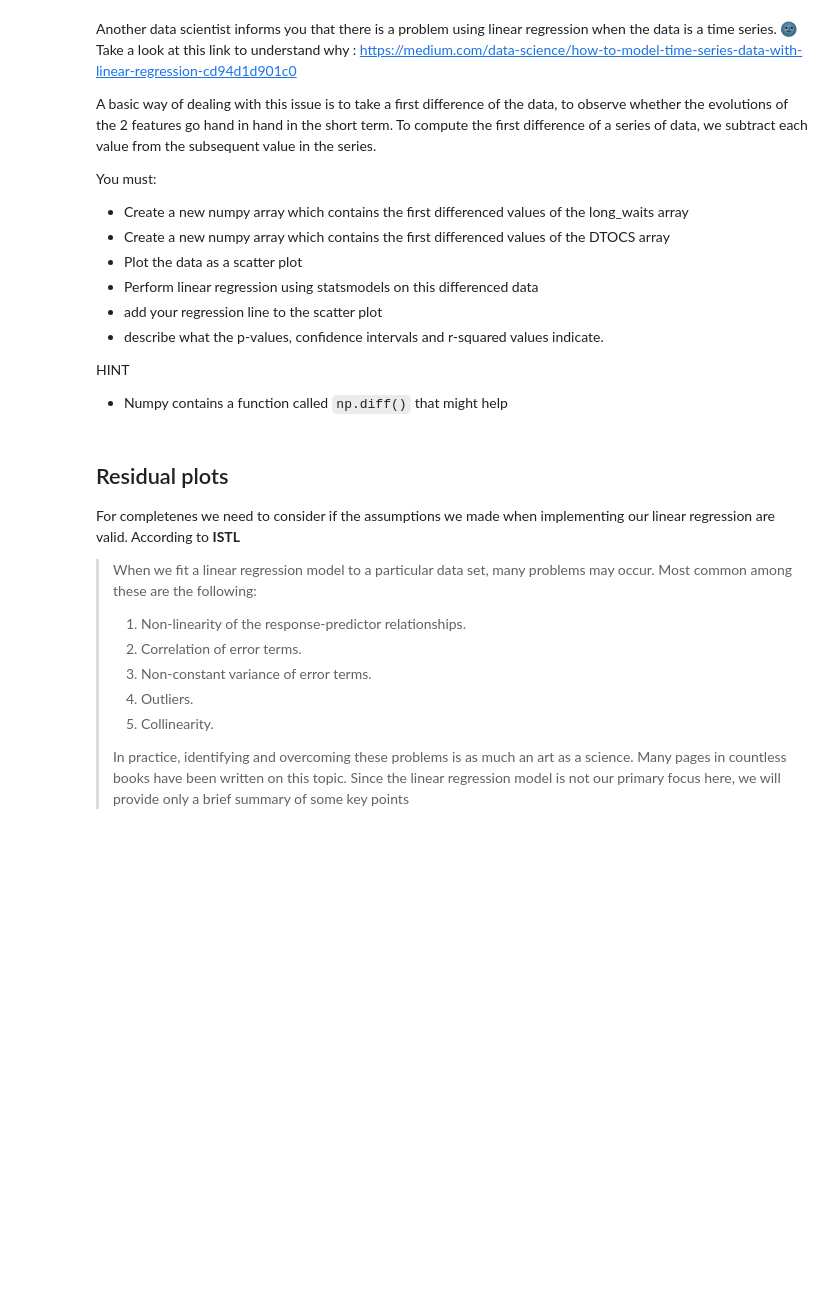
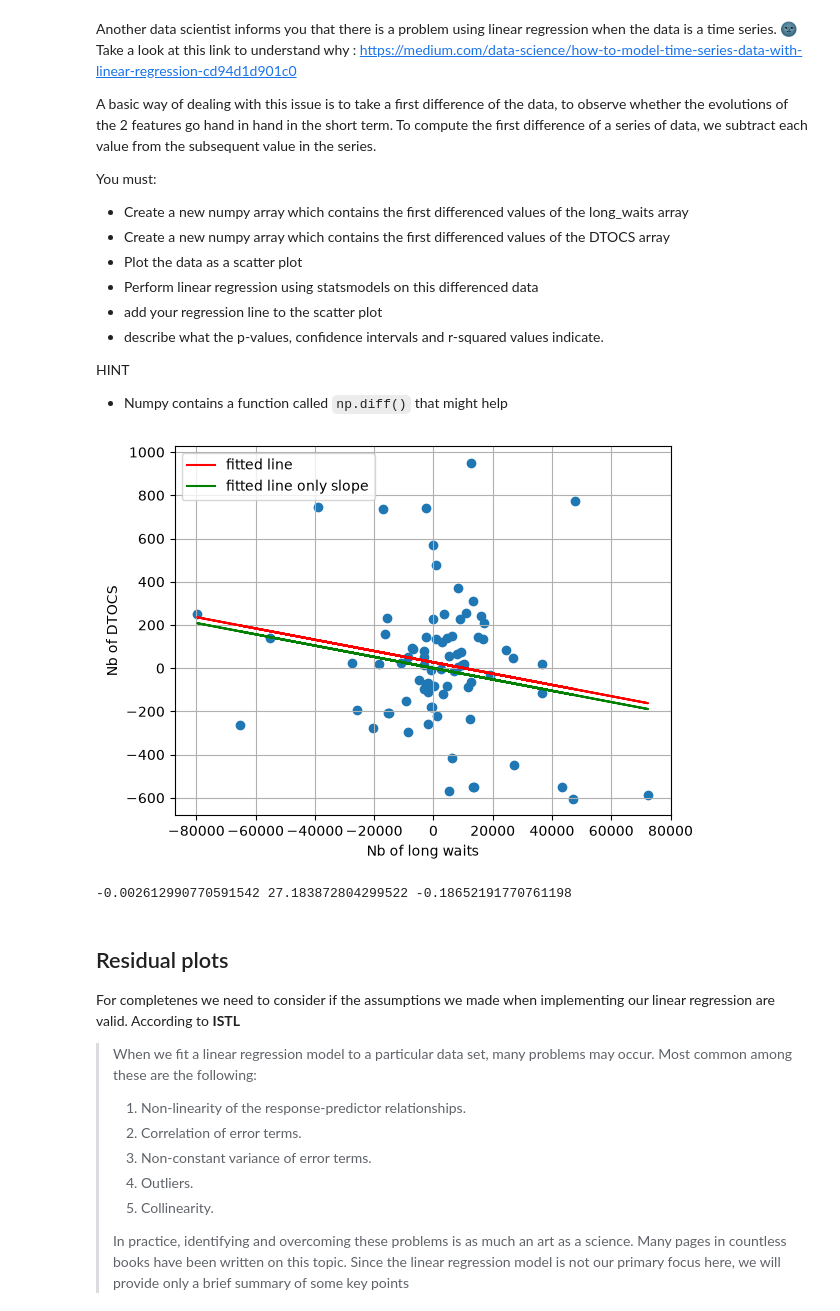
Before and after one commit to srcccninta/RegLin, a Jupyter notebook: RL_Ressources/Notebooks/01ClassicLinearRegression.ipynb, the cells around one changed output. Drawn from its saved outputs; the diff is of its cells as text; code cells hidden in the pictures; blank space fills up the shorter version.

```diff
--- a/RL_Ressources/Notebooks/01ClassicLinearRegression.ipynb
+++ b/RL_Ressources/Notebooks/01ClassicLinearRegression.ipynb
@@ -437,3 +420,24 @@ HINT
+# %%
+#### your solution here
+fd_long_waits = np.diff(long_waits, n=1)
+fd_dtocs = np.diff(dtocs, n=1)
+
+import matplotlib.pyplot as plt
+
+slope, intercept, r_value, p_value, std_err = linregress(fd_long_waits, fd_dtocs)
+plt.scatter(fd_long_waits, fd_dtocs)
+plt.plot(fd_long_waits, intercept + slope*fd_long_waits, 'r', label='fitted line')
+plt.plot(fd_long_waits, slope*fd_long_waits, 'green', label='fitted line only slope')
+plt.xlabel('Nb of long waits')
+plt.ylabel('Nb of DTOCS')
+plt.grid(True)
+plt.legend()
+plt.show()
+
+print(slope, intercept, r_value)
+# %% [output]
+[figure, added]
+-0.002612990770591542 27.183872804299522 -0.18652191770761198
 # %% [markdown]
 ## Residual plots
 For completenes we need to consider if the assumptions we made when implementing our linear regression are valid. According to **ISTL**
```
Also changed, not shown: parts of 13 cells of this notebook.
